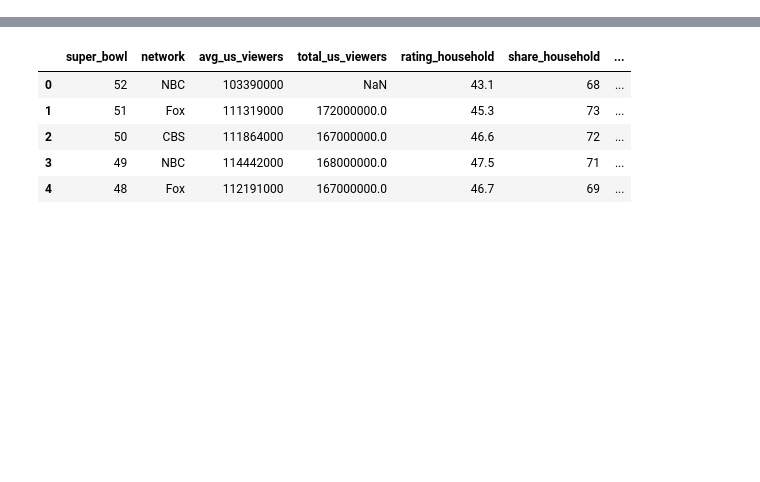
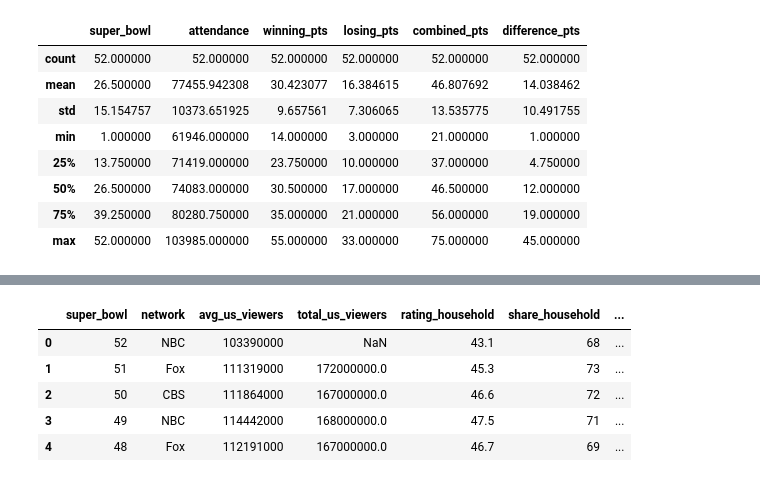
Before and after one commit to mohd-faizy/CAREER-TRACK-Data-Scientist-with-Python, a Jupyter notebook: 03_Project_1A_Analyzing TV Data/Analyzing TV Data.ipynb, the cells around one changed output, grey strips where cells are left out. Cells and saved outputs as stored; diff of their text form; code cells hidden in the pictures; blank space fills up the shorter version.

```diff
--- a/03_Project_1A_Analyzing TV Data/Analyzing TV Data.ipynb
+++ b/03_Project_1A_Analyzing TV Data/Analyzing TV Data.ipynb
@@ -34,0 +70,12 @@ super_bowls.head()
+# %%
+super_bowls.describe()
+# %% [output]
+|  | super_bowl | attendance | winning_pts | losing_pts | combined_pts | difference_pts |
+| count | 52.000000 | 52.000000 | 52.000000 | 52.000000 | 52.000000 | 52.000000 |
+| mean | 26.500000 | 77455.942308 | 30.423077 | 16.384615 | 46.807692 | 14.038462 |
+| std | 15.154757 | 10373.651925 | 9.657561 | 7.306065 | 13.535775 | 10.491755 |
+| min | 1.000000 | 61946.000000 | 14.000000 | 3.000000 | 21.000000 | 1.000000 |
+| 25% | 13.750000 | 71419.000000 | 23.750000 | 10.000000 | 37.000000 | 4.750000 |
+| 50% | 26.500000 | 74083.000000 | 30.500000 | 17.000000 | 46.500000 | 12.000000 |
+| 75% | 39.250000 | 80280.750000 | 35.000000 | 21.000000 | 56.000000 | 19.000000 |
+| max | 52.000000 | 103985.000000 | 55.000000 | 33.000000 | 75.000000 | 45.000000 |
```
Also changed, not shown: parts of 38 cells of this notebook, 1 other file.
